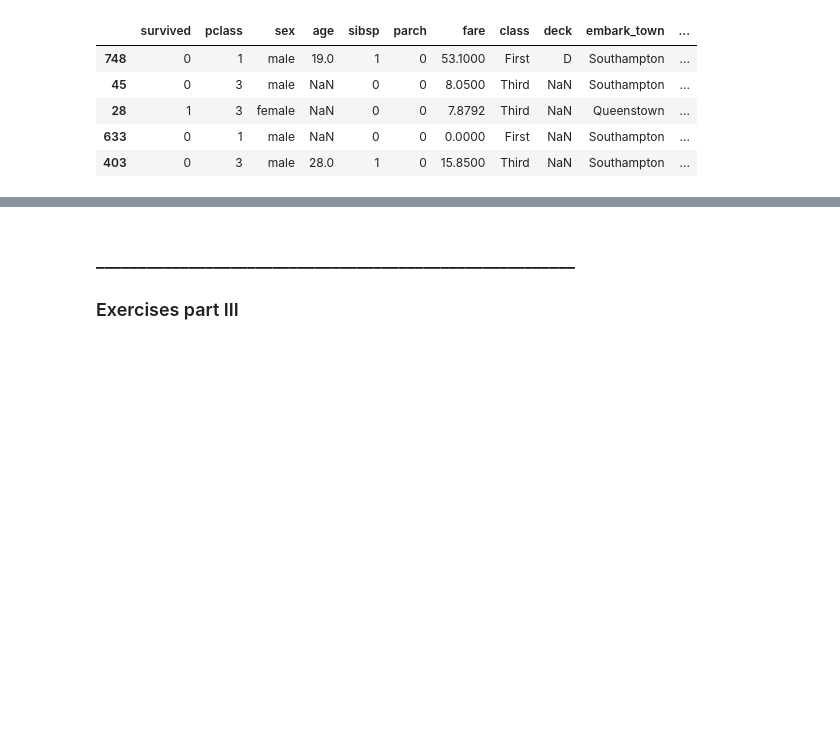
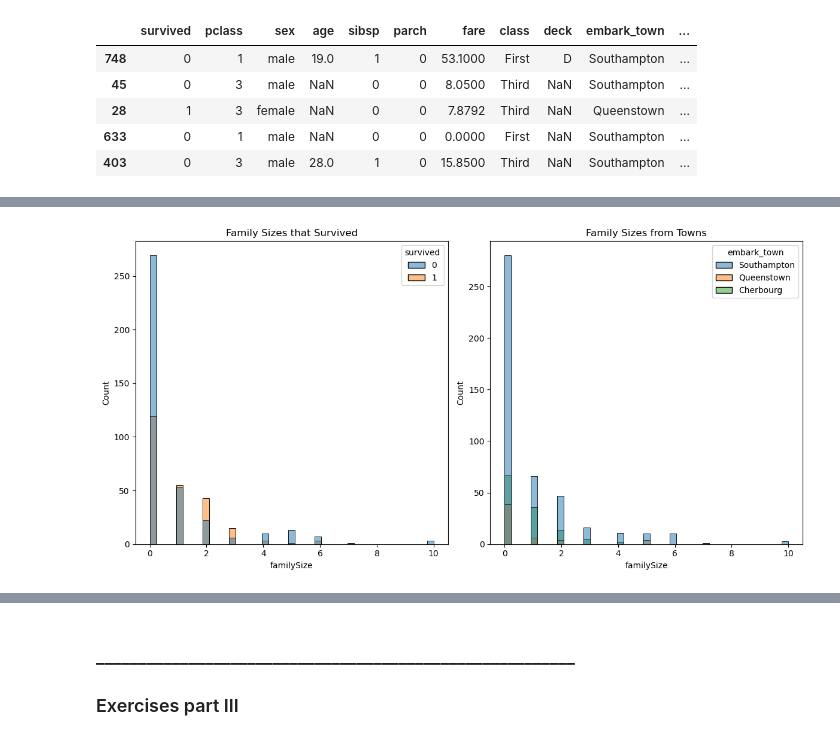
Before and after one commit to Marc-Aradillas/Classification_exercises.ipynb, a Jupyter notebook: classification_exercises.ipynb, the cells around one changed output, grey strips where cells are left out. Saved outputs shown, nothing was run; the diff lists cells and outputs as text; code cells hidden in the pictures; blank space fills up the shorter version.

```diff
--- a/classification_exercises.ipynb
+++ b/classification_exercises.ipynb
@@ -1497,0 +1526,12 @@ train['familySize'] = train['sibsp'] + train['parch']
+# %%
+plt.figure(figsize=(12, 6))
+
+plt.subplot(121)
+sns.histplot(data = train, x = 'familySize', hue='survived').set(title='Family Sizes that Survived')
+plt.subplot(122)
+sns.histplot(data = train, x = 'familySize', hue='embark_town').set(title='Family Sizes from Towns')
+
+plt.tight_layout()
+plt.show()
+# %% [output]
+[figure, added]
```
Also changed, not shown: parts of 18 cells of this notebook, 2 other files.
